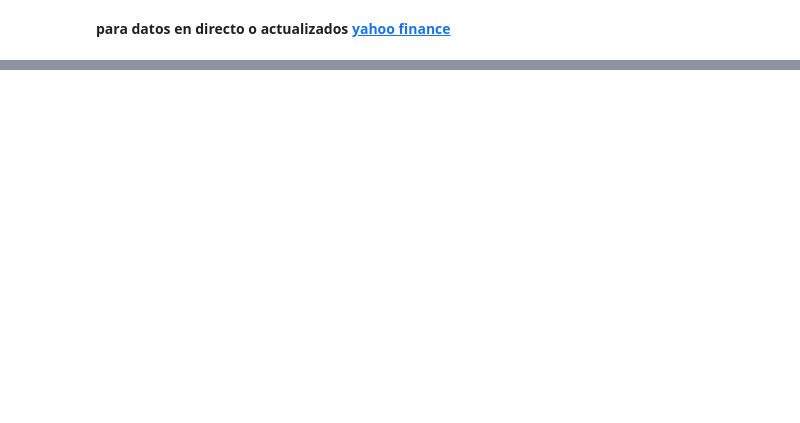
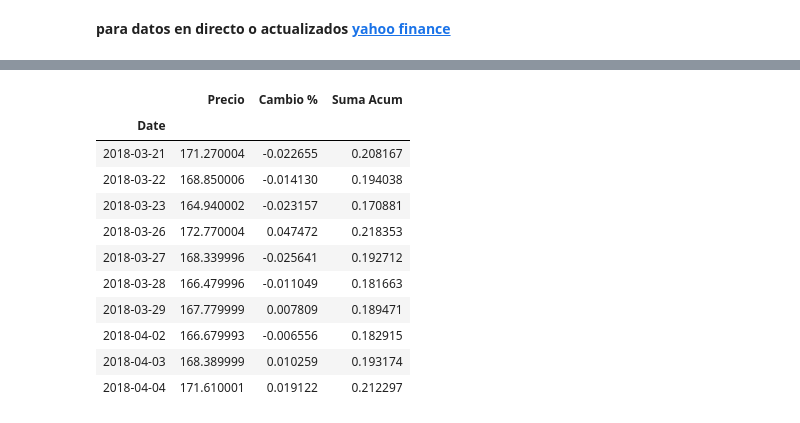
Before and after one commit to YonatanRA/web_apps_python, a Jupyter notebook: Pair stock app/v1/Pair Stock Trading Bot.ipynb, the cells around one changed output, grey strips where cells are left out. Drawn from its saved outputs; the diff is of its cells as text; code cells hidden in the pictures; blank space fills up the shorter version.

```diff
--- a/Pair stock app/v1/Pair Stock Trading Bot.ipynb
+++ b/Pair stock app/v1/Pair Stock Trading Bot.ipynb
@@ -32,0 +92,19 @@ stock_symbols = ['BA',    # Boeing
+# %%
+# ejemplo con Apple
+
+pd.DataFrame({'Precio': stock_data['AAPL'],
+              'Cambio %':stock_data['AAPL'].pct_change(),
+              'Suma Acum':stock_data['AAPL'].pct_change().cumsum()}).tail(10)
+# %% [output]
+|  | Precio | Cambio % | Suma Acum |
+| Date |  |  |  |
+| 2018-03-21 | 171.270004 | -0.022655 | 0.208167 |
+| 2018-03-22 | 168.850006 | -0.014130 | 0.194038 |
+| 2018-03-23 | 164.940002 | -0.023157 | 0.170881 |
+| 2018-03-26 | 172.770004 | 0.047472 | 0.218353 |
+| 2018-03-27 | 168.339996 | -0.025641 | 0.192712 |
+| 2018-03-28 | 166.479996 | -0.011049 | 0.181663 |
+| 2018-03-29 | 167.779999 | 0.007809 | 0.189471 |
+| 2018-04-02 | 166.679993 | -0.006556 | 0.182915 |
+| 2018-04-03 | 168.389999 | 0.010259 | 0.193174 |
+| 2018-04-04 | 171.610001 | 0.019122 | 0.212297 |
```
Also changed, not shown: parts of 10 cells of this notebook, 12 other files.
